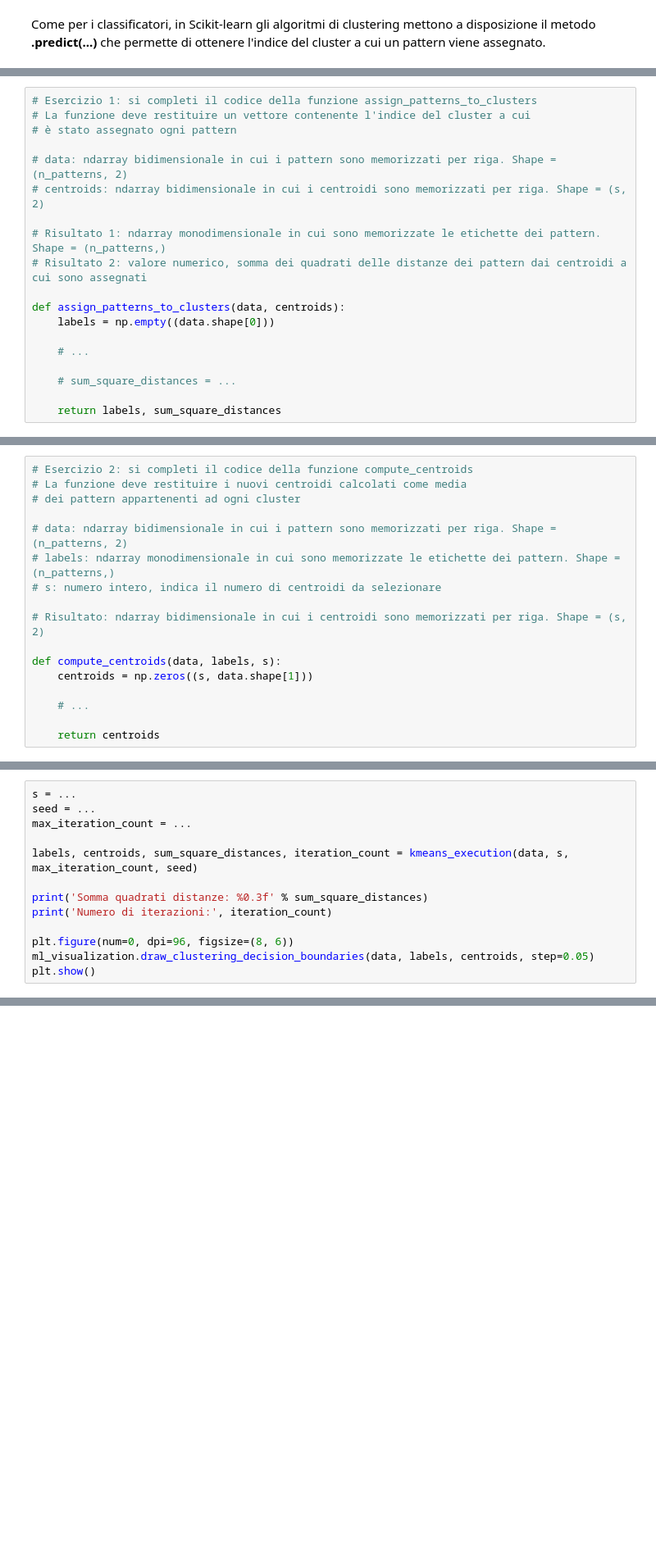
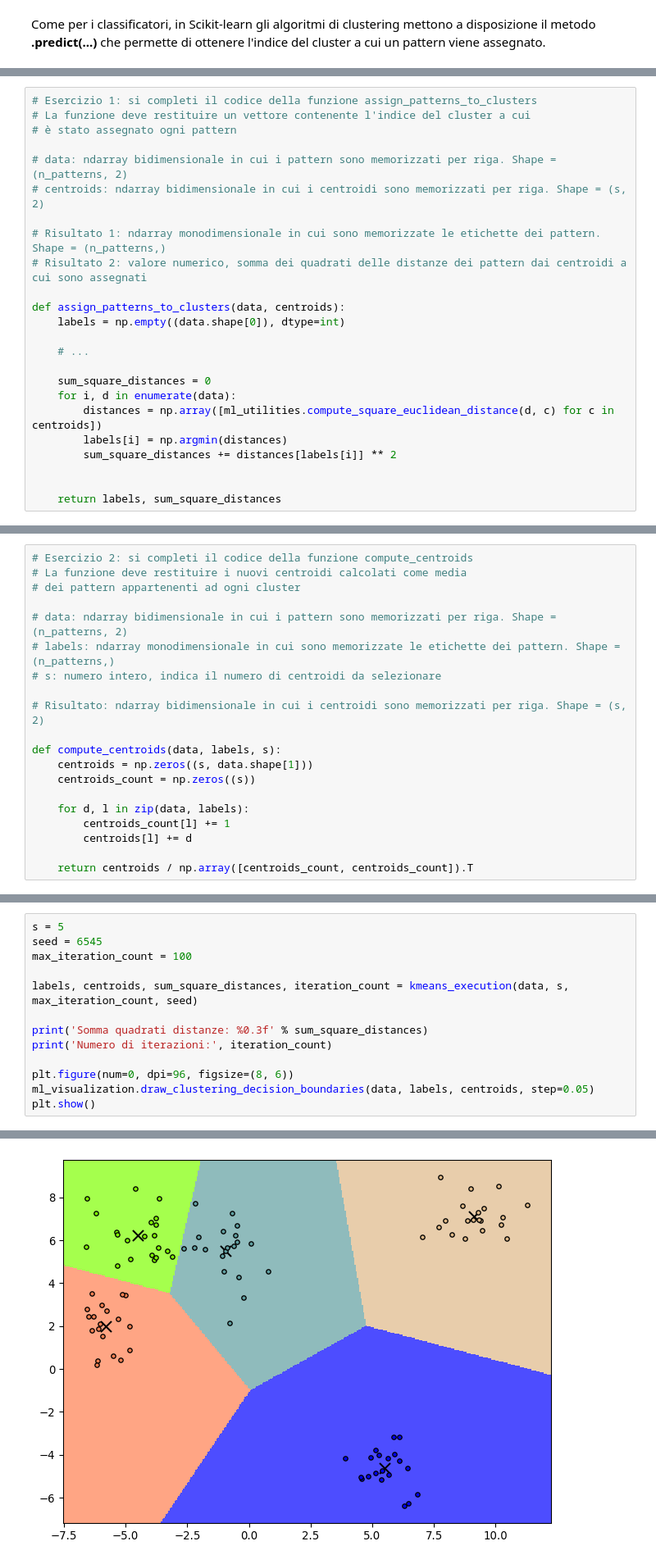
Before and after one commit to eutampieri/Machine-Learning, a Jupyter notebook: 6 - KMeans/6 - KMeans.ipynb, the cells around one changed output, grey strips where cells are left out. Shown at 82% size. Saved outputs shown, nothing was run; the diff lists cells and outputs as text; blank space fills up the shorter version.

```diff
--- a/6 - KMeans/6 - KMeans.ipynb
+++ b/6 - KMeans/6 - KMeans.ipynb
@@ -128,11 +142,16 @@ dove $C_i$ è l'i-esimo cluster, $n_i$ il numero di pattern che contiene e $\bol
 # Risultato 2: valore numerico, somma dei quadrati delle distanze dei pattern dai centroidi a cui sono assegnati
 
 def assign_patterns_to_clusters(data, centroids):
-    labels = np.empty((data.shape[0]))
+    labels = np.empty((data.shape[0]), dtype=int)
 
     # ...
 
-    # sum_square_distances = ...
+    sum_square_distances = 0
+    for i, d in enumerate(data):
+        distances = np.array([ml_utilities.compute_square_euclidean_distance(d, c) for c in centroids])
+        labels[i] = np.argmin(distances)
+        sum_square_distances += distances[labels[i]] ** 2
+
 
     return labels, sum_square_distances
 # %% [markdown]
@@ -153,10 +172,13 @@ Si implementi la funzione **compute_centroids(...)** in modo tale che questa res
 
 def compute_centroids(data, labels, s):
     centroids = np.zeros((s, data.shape[1]))
+    centroids_count = np.zeros((s))
 
-    # ...
+    for d, l in zip(data, labels):
+        centroids_count[l] += 1
+        centroids[l] += d
 
-    return centroids
+    return centroids / np.array([centroids_count, centroids_count]).T
 # %% [markdown]
 ## K-means
 Le parti appena implementate costituiscono i blocchi fondamentali su cui si basa l'algoritmo *K-means*. La cella seguente definisce la funzione **kmeans_execution(...)** che, utilizzando le funzioni appena sviluppate, esegue l'algoritmo restituendo:
@@ -184,9 +206,9 @@ Il codice contenuto nella cella seguente richiama la funzione **kmeans_execution
 
 Si verifichi il funzionamento dell’algoritmo al variare del numero di cluster ($s$), del seme per la scelta casuale dei centroidi iniziali (*seed*) e del massimo numero di iterazioni consentite (*max_iteration_count*).
 # %%
-s = ...
-seed = ...
-max_iteration_count = ...
+s = 5
+seed = 6545
+max_iteration_count = 100
 
 labels, centroids, sum_square_distances, iteration_count = kmeans_execution(data, s, max_iteration_count, seed)
 
@@ -196,3 +218,4 @@ print('Numero di iterazioni:', iteration_count)
 plt.figure(num=0, dpi=96, figsize=(8, 6))
 ml_visualization.draw_clustering_decision_boundaries(data, labels, centroids, step=0.05)
 plt.show()
+# %% [output]
@@ -199,3 +224,4 @@ plt.show()
+[figure, added]
 # %% [markdown]
 # Trovare il numero di profumi presenti
 Si utilizzi l’algoritmo *K-means* appena implementato per stimare il numero corretto di raggruppamenti (cluster) presenti in un dataset non etichettato.
```
Also changed, not shown: parts of 13 cells of this notebook, 1 other file.
